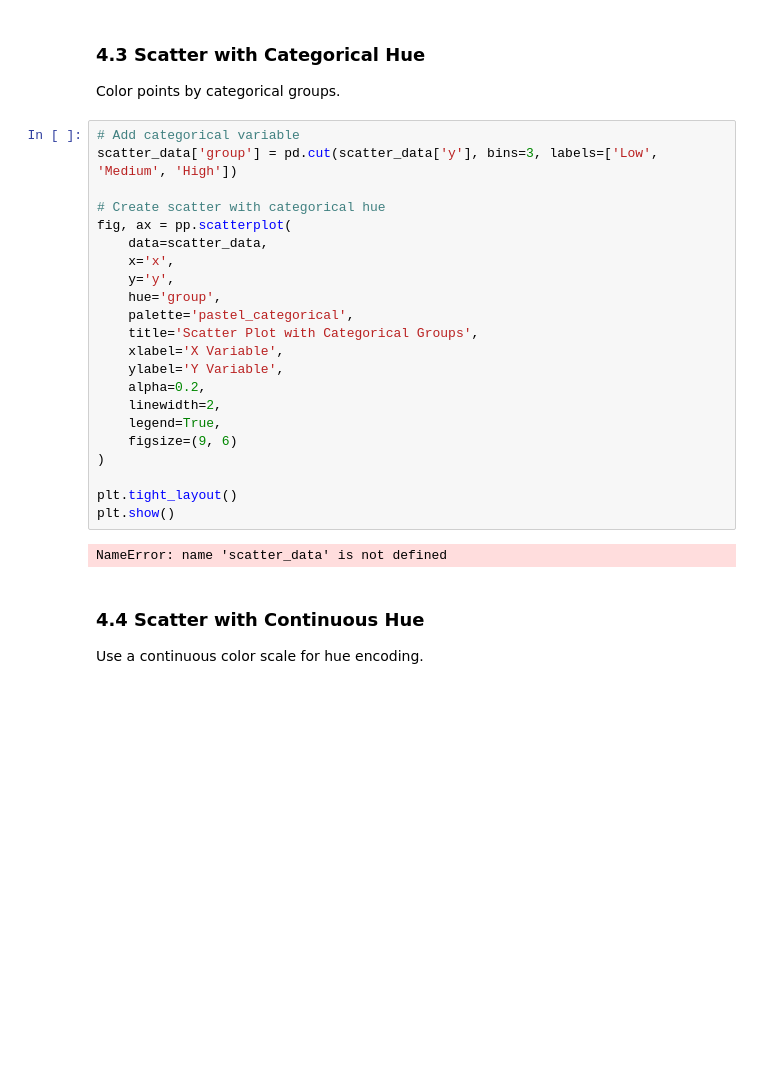
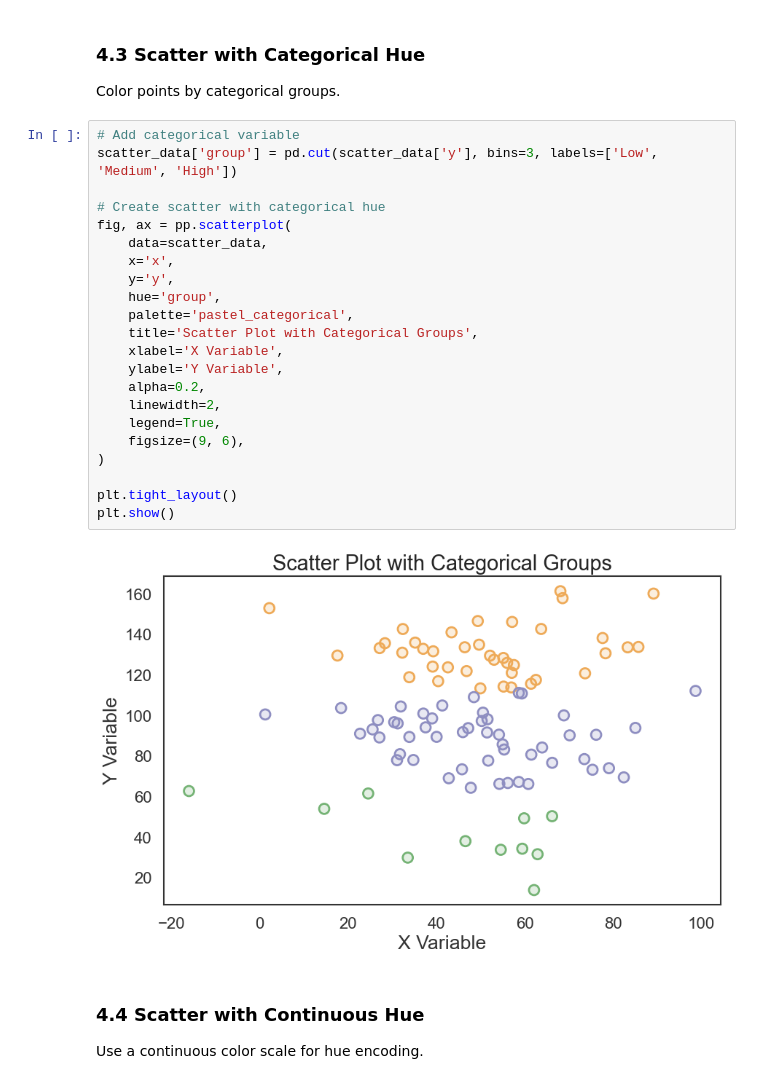
Before and after one commit to jorgebotas/prettyplot, a Jupyter notebook: examples.ipynb, the cells around one changed output. Saved outputs shown, nothing was run; the diff lists cells and outputs as text; blank space fills up the shorter version.

```diff
--- a/examples.ipynb
+++ b/examples.ipynb
@@ -517,27 +538,27 @@ Color points by categorical groups.
 # %%
 # Add categorical variable
 scatter_data['group'] = pd.cut(scatter_data['y'], bins=3, labels=['Low', 'Medium', 'High'])
 
 # Create scatter with categorical hue
 fig, ax = pp.scatterplot(
     data=scatter_data,
     x='x',
     y='y',
     hue='group',
     palette='pastel_categorical',
     title='Scatter Plot with Categorical Groups',
     xlabel='X Variable',
     ylabel='Y Variable',
     alpha=0.2,
     linewidth=2,
     legend=True,
-    figsize=(9, 6)
+    figsize=(9, 6),
 )
 
 plt.tight_layout()
 plt.show()
 # %% [output]
-NameError: name 'scatter_data' is not defined
+[figure, added]
 # %% [markdown]
 ### 4.4 Scatter with Continuous Hue
 
```
Also changed, not shown: parts of 4 cells of this notebook, 5 other files.
